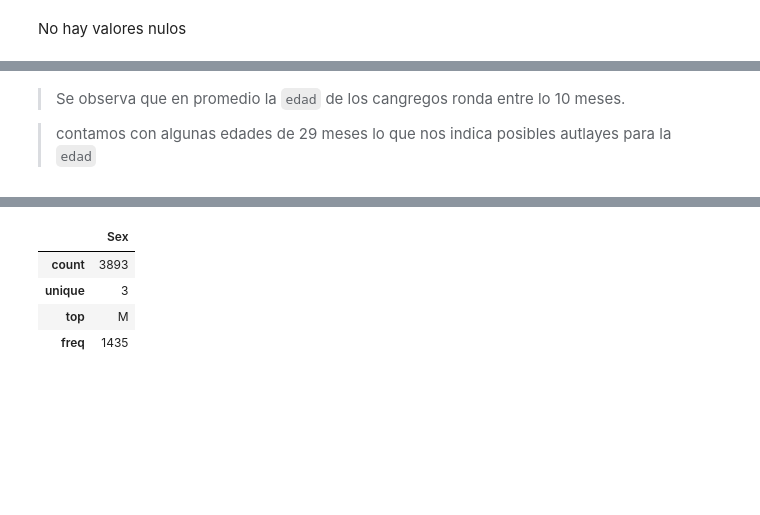
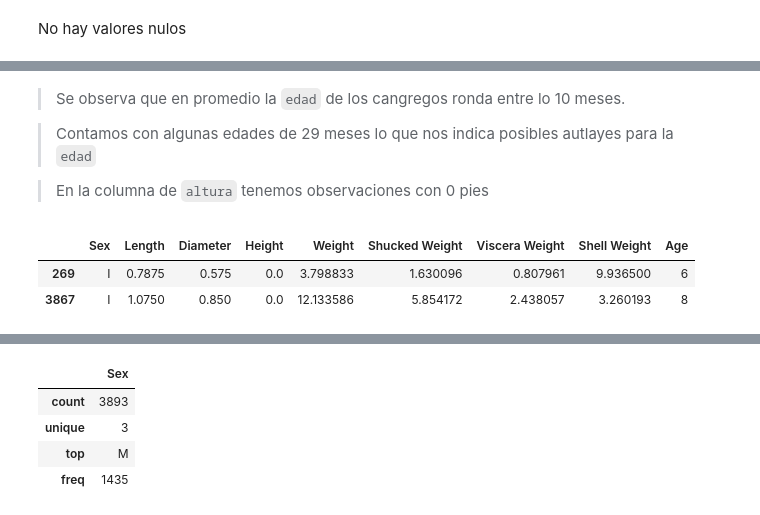
Before and after one commit to MathUPTC/CrabAge, a Jupyter notebook: Notebooks/eda_data.ipynb, the cells around one changed output, grey strips where cells are left out. Drawn from its saved outputs; the diff is of its cells as text; code cells hidden in the pictures; blank space fills up the shorter version.

```diff
--- a/Notebooks/eda_data.ipynb
+++ b/Notebooks/eda_data.ipynb
@@ -137,4 +138,12 @@ data.describe()
 # %% [markdown]
 > Se observa que en promedio la `edad` de los cangregos ronda entre lo 10 meses.
 
-> contamos con algunas edades de 29 meses lo que nos indica posibles autlayes para la `edad`
+> Contamos con algunas edades de 29 meses lo que nos indica posibles autlayes para la `edad`
+
+> En la columna de `altura` tenemos observaciones con 0 pies
+# %%
+data[data['Height']==0]
+# %% [output]
+|  | Sex | Length | Diameter | Height | Weight | Shucked Weight | Viscera Weight | Shell Weight | Age |
+| 269 | I | 0.7875 | 0.575 | 0.0 | 3.798833 | 1.630096 | 0.807961 | 9.936500 | 6 |
+| 3867 | I | 1.0750 | 0.850 | 0.0 | 12.133586 | 5.854172 | 2.438057 | 3.260193 | 8 |
```
Also changed, not shown: parts of 13 cells of this notebook.
